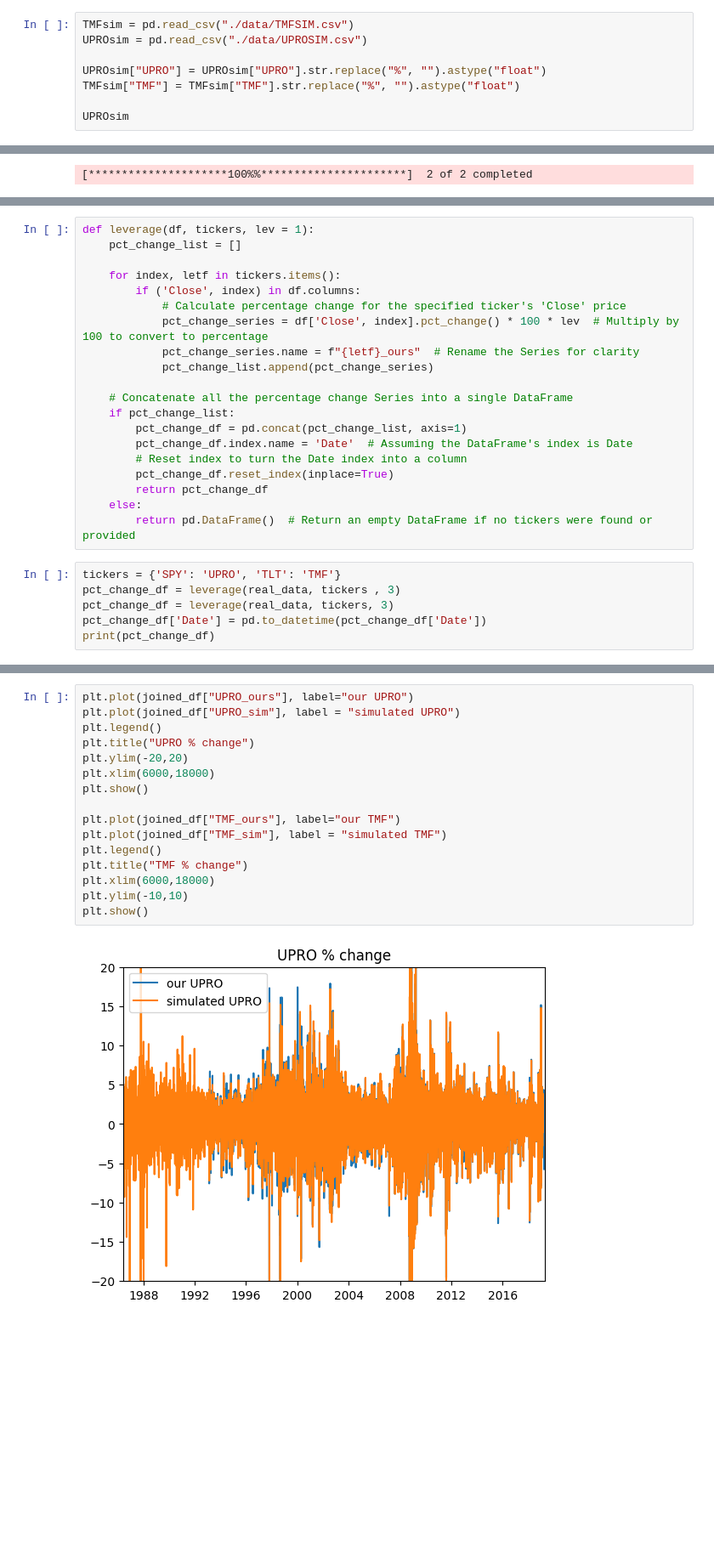
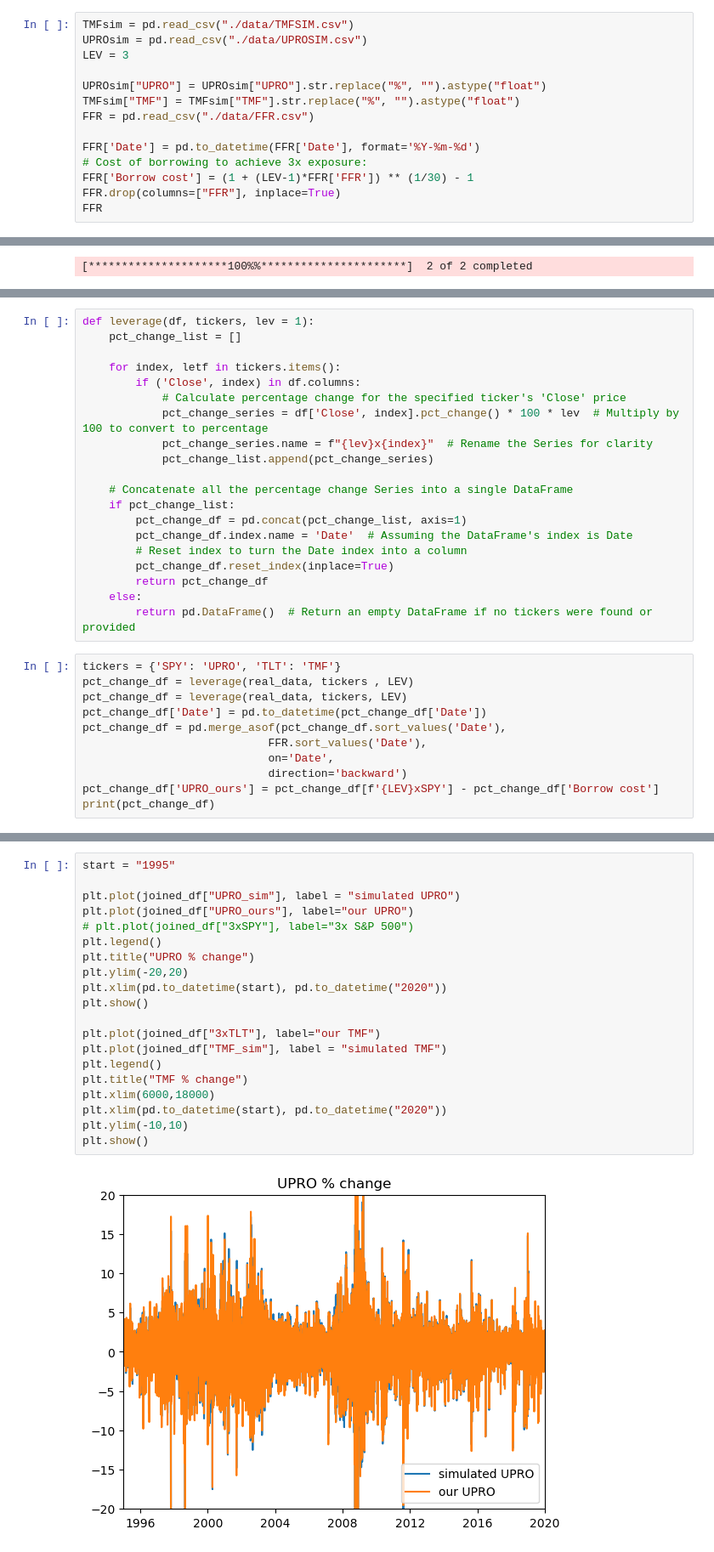
Before and after one commit to oTaira/BTBJ, a Jupyter notebook: BTBJ.ipynb, the cells around one changed output, grey strips where cells are left out. Shown at 85% size. Drawn from its saved outputs; the diff is of its cells as text; blank space fills up the shorter version.

Commit message:
Borrow cost wip, start dates

```diff
--- a/BTBJ.ipynb
+++ b/BTBJ.ipynb
@@ -8,9 +8,15 @@ from pandas_datareader import data as pdr
 # %%
 TMFsim = pd.read_csv("./data/TMFSIM.csv")
 UPROsim = pd.read_csv("./data/UPROSIM.csv")
+LEV = 3
 
 UPROsim["UPRO"] = UPROsim["UPRO"].str.replace("%", "").astype("float")
 TMFsim["TMF"] = TMFsim["TMF"].str.replace("%", "").astype("float")
+FFR = pd.read_csv("./data/FFR.csv")
 
-UPROsim
+FFR['Date'] = pd.to_datetime(FFR['Date'], format='%Y-%m-%d')
+# Cost of borrowing to achieve 3x exposure:
+FFR['Borrow cost'] = (1 + (LEV-1)*FFR['FFR']) ** (1/30) - 1
+FFR.drop(columns=["FFR"], inplace=True)
+FFR
 # %% [output]
@@ -120,7 +127,7 @@ def leverage(df, tickers, lev = 1):
         if ('Close', index) in df.columns:
             # Calculate percentage change for the specified ticker's 'Close' price
             pct_change_series = df['Close', index].pct_change() * 100 * lev  # Multiply by 100 to convert to percentage
-            pct_change_series.name = f"{letf}_ours"  # Rename the Series for clarity
+            pct_change_series.name = f"{lev}x{index}"  # Rename the Series for clarity
             pct_change_list.append(pct_change_series)
 
     # Concatenate all the percentage change Series into a single DataFrame
@@ -134,8 +141,13 @@ def leverage(df, tickers, lev = 1):
         return pd.DataFrame()  # Return an empty DataFrame if no tickers were found or provided
 # %%
 tickers = {'SPY': 'UPRO', 'TLT': 'TMF'}
-pct_change_df = leverage(real_data, tickers , 3)
-pct_change_df = leverage(real_data, tickers, 3)
+pct_change_df = leverage(real_data, tickers , LEV)
+pct_change_df = leverage(real_data, tickers, LEV)
 pct_change_df['Date'] = pd.to_datetime(pct_change_df['Date'])
+pct_change_df = pd.merge_asof(pct_change_df.sort_values('Date'),
+                            FFR.sort_values('Date'),
+                            on='Date',
+                            direction='backward')
+pct_change_df['UPRO_ours'] = pct_change_df[f'{LEV}xSPY'] - pct_change_df['Borrow cost']
 print(pct_change_df)
 # %% [output]
@@ -178,18 +190,22 @@ joined_df[5500:6000]
 # %%
+start = "1995"
+
+plt.plot(joined_df["UPRO_sim"], label = "simulated UPRO")
 plt.plot(joined_df["UPRO_ours"], label="our UPRO")
-plt.plot(joined_df["UPRO_sim"], label = "simulated UPRO")
+# plt.plot(joined_df["3xSPY"], label="3x S&P 500")
 plt.legend()
 plt.title("UPRO % change")
 plt.ylim(-20,20)
-plt.xlim(6000,18000)
+plt.xlim(pd.to_datetime(start), pd.to_datetime("2020"))
 plt.show()
 
-plt.plot(joined_df["TMF_ours"], label="our TMF")
+plt.plot(joined_df["3xTLT"], label="our TMF")
 plt.plot(joined_df["TMF_sim"], label = "simulated TMF")
 plt.legend()
 plt.title("TMF % change")
 plt.xlim(6000,18000)
+plt.xlim(pd.to_datetime(start), pd.to_datetime("2020"))
 plt.ylim(-10,10)
 plt.show()
 # %% [output]
-[figure, old version]
+[figure, new version]
```
Also changed, not shown: parts of 9 cells of this notebook, 1 other file.
